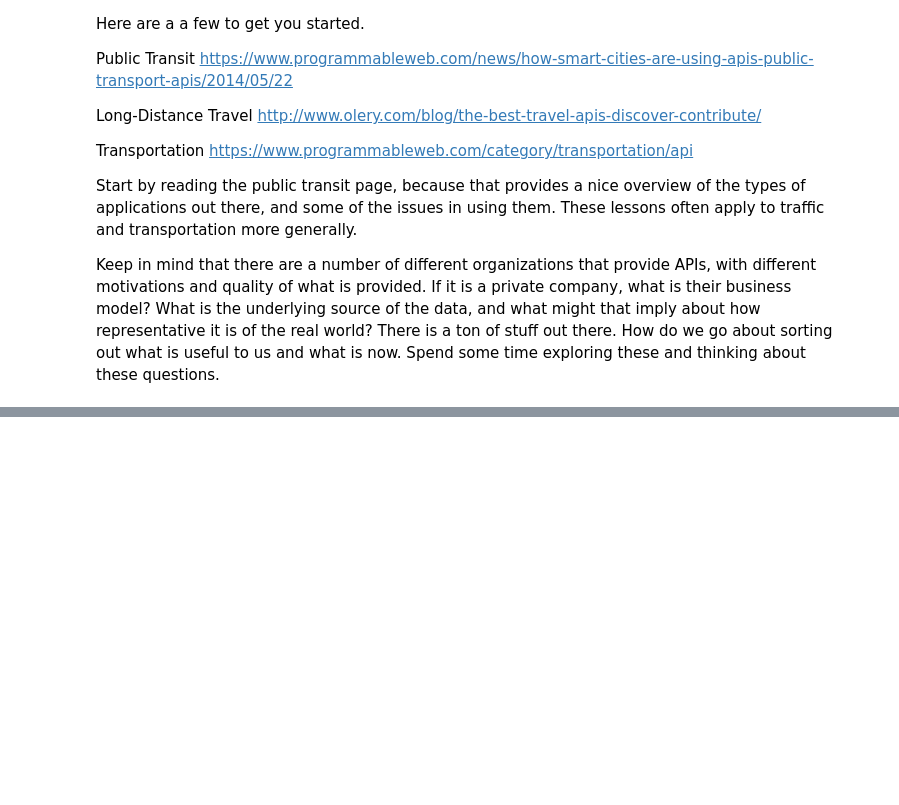
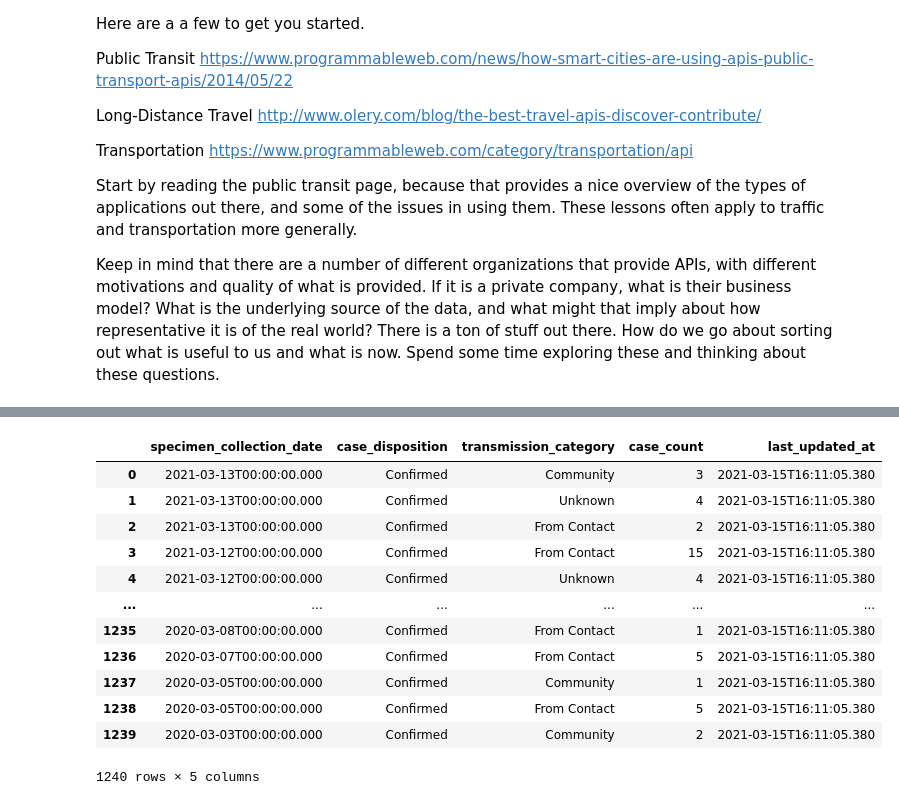
Before and after one commit to bara235/ce599, a Jupyter notebook: 12-Open Data APIs/api-demo.ipynb, the cells around one changed output, grey strips where cells are left out. Drawn from its saved outputs; the diff is of its cells as text; code cells hidden in the pictures; blank space fills up the shorter version.

```diff
--- a/12-Open Data APIs/api-demo.ipynb
+++ b/12-Open Data APIs/api-demo.ipynb
@@ -560,3 +546,18 @@ https://www.programmableweb.com/category/transportation/api
 Start by reading the public transit page, because that provides a nice overview of the types of applications out there, and some of the issues in using them.  These lessons often apply to traffic and transportation more generally.
 
 Keep in mind that there are a number of different organizations that provide APIs, with different motivations and quality of what is provided.  If it is a private company, what is their business model?  What is the underlying source of the data, and what might that imply about how representative it is of the real world?  There is a ton of stuff out there.  How do we go about sorting out what is useful to us and what is now.  Spend some time exploring these and thinking about these questions.
+# %%
+import pandas as pd
+from sodapy import Socrata
+
+# Unauthenticated client only works with public data sets. Note 'None'
+# in place of application token, and no username or password:
+client = Socrata("data.sfgov.org", None)
+
+
+results = client.get("tvq9-ec9w", limit=2000)
+
+# Convert to pandas DataFrame
+results_df = pd.DataFrame.from_records(results)
+results_df
+# %% [output]
@@ -562,0 +565,13 @@ Keep in mind that there are a number of different organizations that provide API
+|  | specimen_collection_date | case_disposition | transmission_category | case_count | last_updated_at |
+| 0 | 2021-03-13T00:00:00.000 | Confirmed | Community | 3 | 2021-03-15T16:11:05.380 |
+| 1 | 2021-03-13T00:00:00.000 | Confirmed | Unknown | 4 | 2021-03-15T16:11:05.380 |
+| 2 | 2021-03-13T00:00:00.000 | Confirmed | From Contact | 2 | 2021-03-15T16:11:05.380 |
+| 3 | 2021-03-12T00:00:00.000 | Confirmed | From Contact | 15 | 2021-03-15T16:11:05.380 |
+| 4 | 2021-03-12T00:00:00.000 | Confirmed | Unknown | 4 | 2021-03-15T16:11:05.380 |
+| ... | ... | ... | ... | ... | ... |
+| 1235 | 2020-03-08T00:00:00.000 | Confirmed | From Contact | 1 | 2021-03-15T16:11:05.380 |
+| 1236 | 2020-03-07T00:00:00.000 | Confirmed | From Contact | 5 | 2021-03-15T16:11:05.380 |
+| 1237 | 2020-03-05T00:00:00.000 | Confirmed | Community | 1 | 2021-03-15T16:11:05.380 |
+| 1238 | 2020-03-05T00:00:00.000 | Confirmed | From Contact | 5 | 2021-03-15T16:11:05.380 |
+| 1239 | 2020-03-03T00:00:00.000 | Confirmed | Community | 2 | 2021-03-15T16:11:05.380 |
+1240 rows × 5 columns
```
Also changed, not shown: parts of 24 cells of this notebook, 6 other files.
